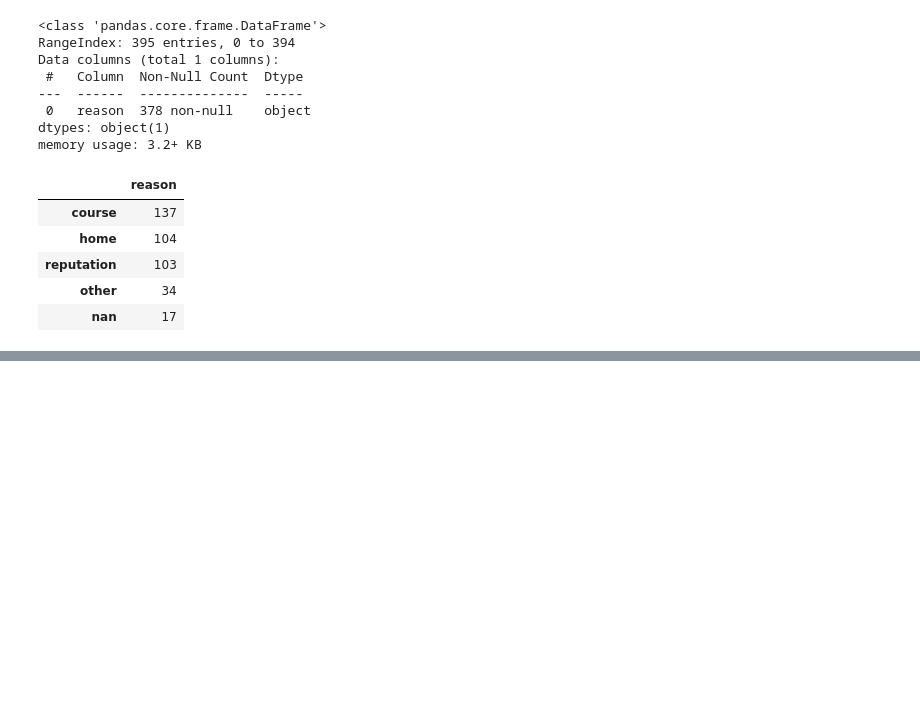
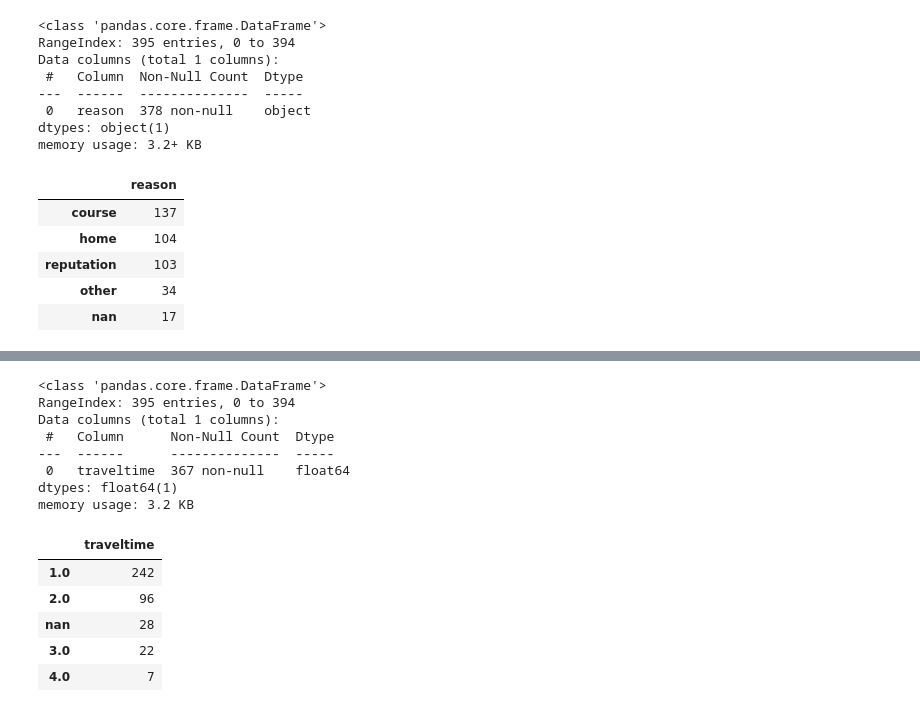
Before and after one commit to yasckevich/module_02, a Jupyter notebook: Untitled5.ipynb, the cells around one changed output, grey strips where cells are left out. Saved outputs shown, nothing was run; the diff lists cells and outputs as text; code cells hidden in the pictures; blank space fills up the shorter version.

```diff
--- a/Untitled5.ipynb
+++ b/Untitled5.ipynb
@@ -335,3 +370,12 @@ memory usage: 3.2+ KB
 | reputation | 103 |
 | other | 34 |
 | nan | 17 |
+# %%
+#12 guardian — опекун ('mother' - мать, 'father' - отец, 'other' - другое)
+
+pd.DataFrame(base.guardian).info()
+base.guardian = base.guardian.astype(str).apply(lambda x: None if x.strip() == '' else x)
+print()
+
+pd.DataFrame(base.guardian.value_counts())
+#31 пропущенное значение
@@ -337,0 +396,24 @@ memory usage: 3.2+ KB
+# %%
+#13 traveltime — время в пути до школы (1 - <15 мин., 2 - 15-30 мин., 3 - 30-60 мин., 4 - >60 мин.)
+
+pd.DataFrame(base.traveltime).info()
+base.traveltime = base.traveltime.astype(str).apply(lambda x: None if x.strip() == '' else x)
+print()
+
+pd.DataFrame(base.traveltime.value_counts())
+#28 пропущенное значение
+# %% [output]
+<class 'pandas.core.frame.DataFrame'>
+RangeIndex: 395 entries, 0 to 394
+Data columns (total 1 columns):
+ #   Column      Non-Null Count  Dtype
+---  ------      --------------  -----
+ 0   traveltime  367 non-null    float64
+dtypes: float64(1)
+memory usage: 3.2 KB
+|  | traveltime |
+| 1.0 | 242 |
+| 2.0 | 96 |
+| nan | 28 |
+| 3.0 | 22 |
+| 4.0 | 7 |
```
Also changed, not shown: parts of 19 cells of this notebook.
